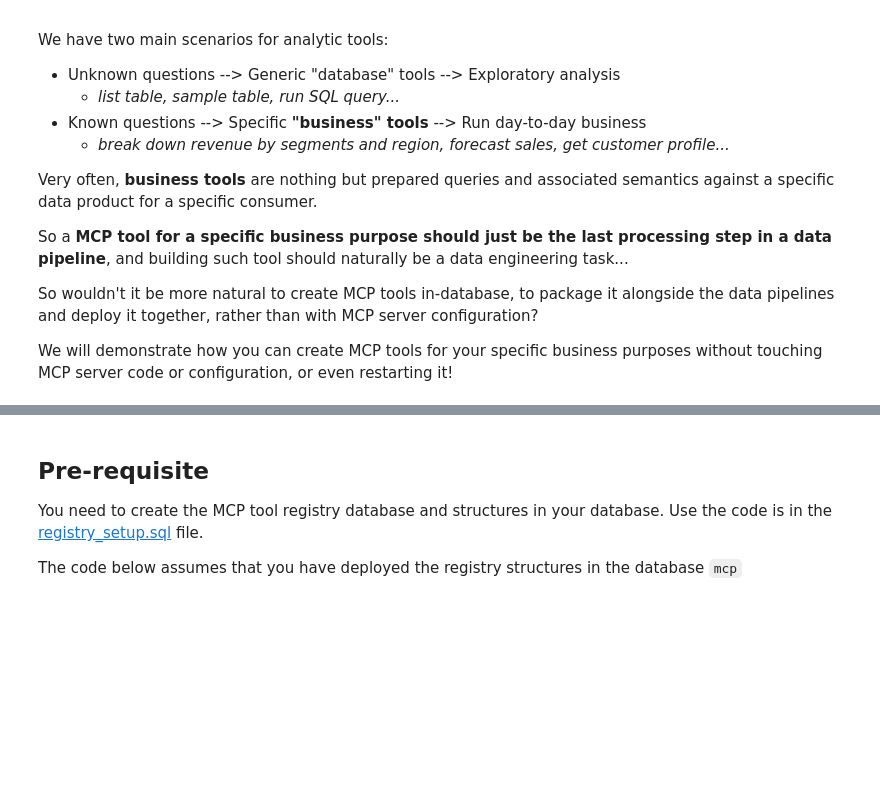
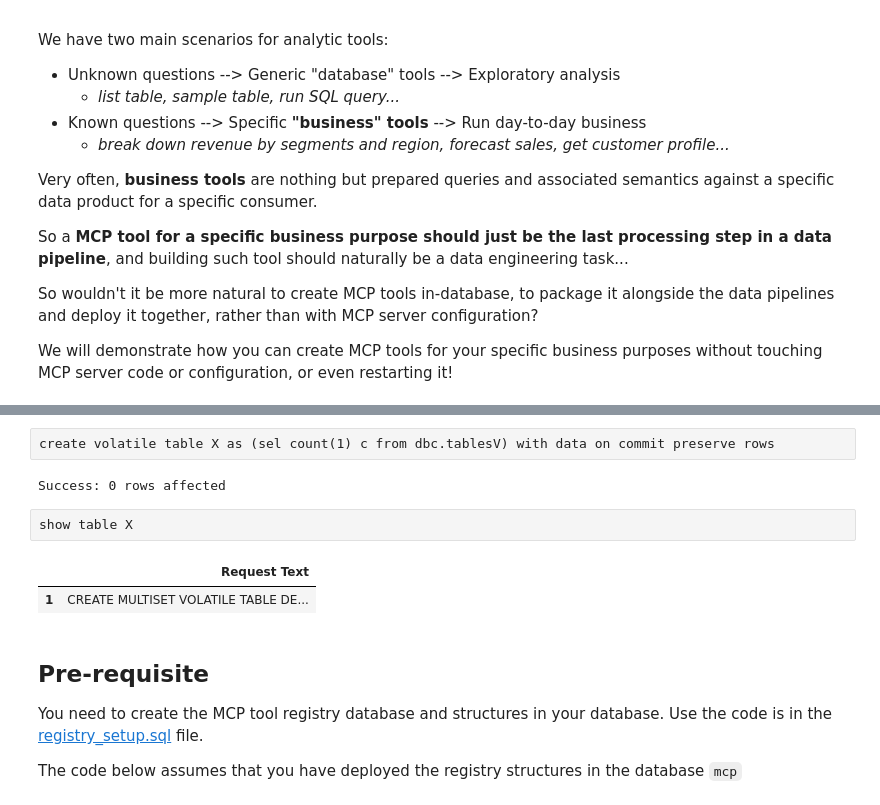
Before and after one commit to Teradata/teradata-mcp-server, a Jupyter notebook: examples/server-customisation/mcp-tool-registry-demo.ipynb, the cells around one changed output, grey strips where cells are left out. Saved outputs shown, nothing was run; the diff lists cells and outputs as text; blank space fills up the shorter version.

```diff
--- a/examples/server-customisation/mcp-tool-registry-demo.ipynb
+++ b/examples/server-customisation/mcp-tool-registry-demo.ipynb
@@ -23,3 +24,12 @@ Connected: 'local' connection activated for user 'demo_user'
+# %%
+create volatile table X as (sel count(1) c from dbc.tablesV) with data on commit preserve rows
+# %% [output]
+Success: 0 rows affected
+# %%
+show table X
+# %% [output]
+|  | Request Text |
+| 1 | CREATE MULTISET VOLATILE TABLE DE... |
 # %% [markdown]
 ## Pre-requisite
 
```
Also changed, not shown: parts of 8 cells of this notebook.
